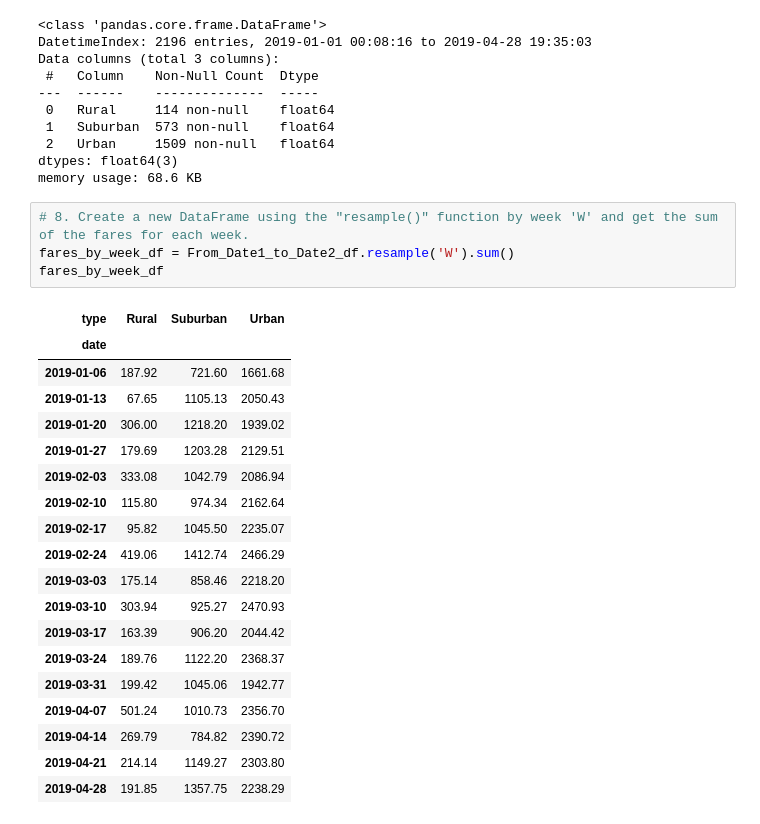
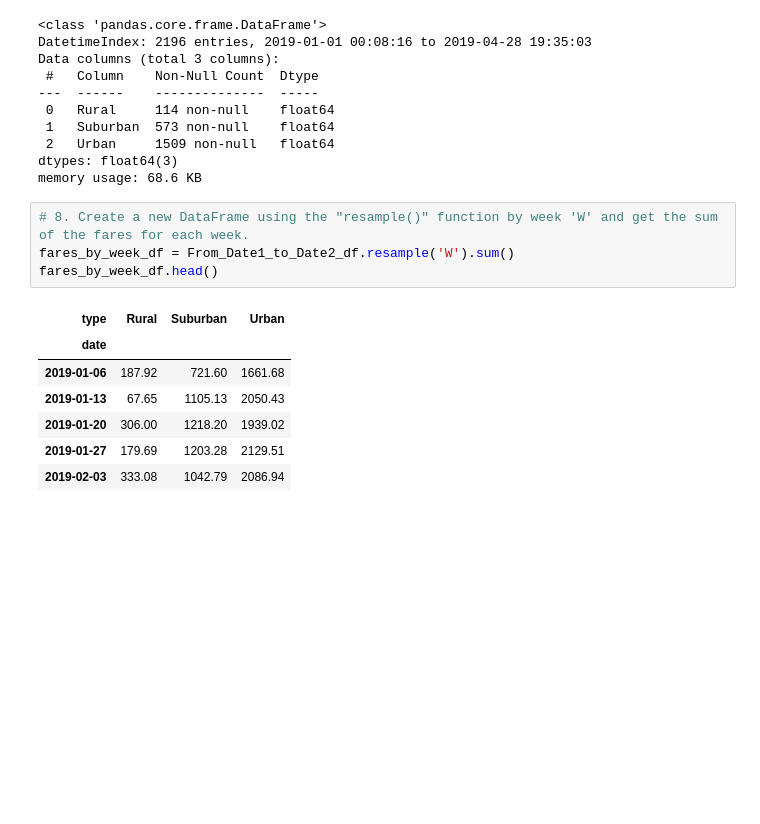
Before and after one commit to bwill09/PyBer_Analysis, a Jupyter notebook: PyBer_Challenge.ipynb, the cells around one changed output. Drawn from its saved outputs; the diff is of its cells as text; blank space fills up the shorter version.

```diff
--- a/PyBer_Challenge.ipynb
+++ b/PyBer_Challenge.ipynb
@@ -259,24 +259,12 @@ memory usage: 68.6 KB
 # %%
 # 8. Create a new DataFrame using the "resample()" function by week 'W' and get the sum of the fares for each week.
 fares_by_week_df = From_Date1_to_Date2_df.resample('W').sum()
-fares_by_week_df
+fares_by_week_df.head()
 # %% [output]
 | type | Rural | Suburban | Urban |
 | date |  |  |  |
 | 2019-01-06 | 187.92 | 721.60 | 1661.68 |
 | 2019-01-13 | 67.65 | 1105.13 | 2050.43 |
 | 2019-01-20 | 306.00 | 1218.20 | 1939.02 |
 | 2019-01-27 | 179.69 | 1203.28 | 2129.51 |
 | 2019-02-03 | 333.08 | 1042.79 | 2086.94 |
-| 2019-02-10 | 115.80 | 974.34 | 2162.64 |
-| 2019-02-17 | 95.82 | 1045.50 | 2235.07 |
-| 2019-02-24 | 419.06 | 1412.74 | 2466.29 |
-| 2019-03-03 | 175.14 | 858.46 | 2218.20 |
-| 2019-03-10 | 303.94 | 925.27 | 2470.93 |
-| 2019-03-17 | 163.39 | 906.20 | 2044.42 |
-| 2019-03-24 | 189.76 | 1122.20 | 2368.37 |
-| 2019-03-31 | 199.42 | 1045.06 | 1942.77 |
-| 2019-04-07 | 501.24 | 1010.73 | 2356.70 |
-| 2019-04-14 | 269.79 | 784.82 | 2390.72 |
-| 2019-04-21 | 214.14 | 1149.27 | 2303.80 |
-| 2019-04-28 | 191.85 | 1357.75 | 2238.29 |
```
